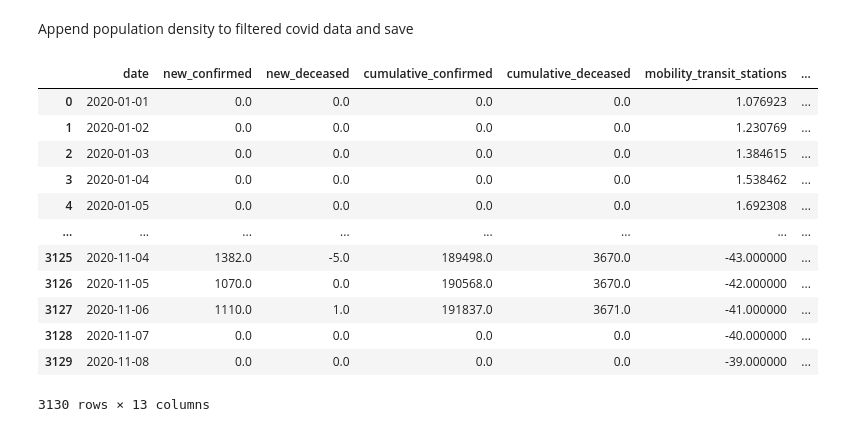
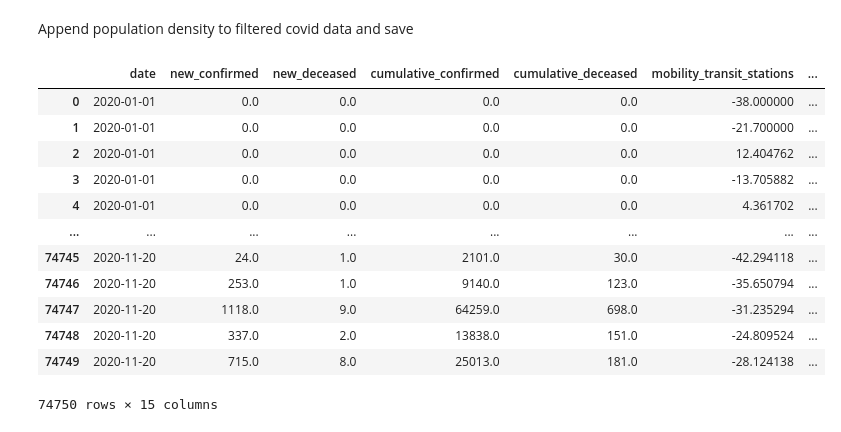
Before and after one commit to williamGlazer/ProjectX, a Jupyter notebook: notebooks/usa/usa_covid.ipynb, the cells around one changed output. Cells and saved outputs as stored; diff of their text form; code cells hidden in the pictures.

```diff
--- a/notebooks/usa/usa_covid.ipynb
+++ b/notebooks/usa/usa_covid.ipynb
@@ -116,0 +117,3 @@ memory usage: 138.6+ MB
+# %%
+df['County_ID'] = df['location_key'].apply(lambda x : x.split("_")[2])
+df['County_ID']
@@ -117,12 +153,18 @@ memory usage: 138.6+ MB
 # %%
 # grouped = df_filt.groupby(['location_key']).filter(lambda x : x['new_confirmed'].count() > 200)
-num=10
-top=df[df['new_confirmed']>25].groupby('location_key').agg({'date' : np.size}).sort_values('date',ascending=False)[0:num]
-df_filt = df[df['location_key'].isin(top.index)].fillna(0)
+#num=200
+#top=df[df['new_confirmed']>25].groupby('location_key').agg({'date' : np.size}).sort_values('date',ascending=False)[0:num]
+#df_filt = df[df['location_key'].isin(top.index)].fillna(0)
 
-majorcounties = df_filt.pivot(index="date",columns="location_key", values="cumulative_confirmed")
-majorcounties = majorcounties.drop(majorcounties.tail(2).index)
-majorcounties.columns = [codeToName(x) for x in majorcounties.columns]
+# Urban here means non-rural, defined by the Census Bureau as areas with less than 500 people per square mile or less than 2500 people
+# https://www.ers.usda.gov/topics/rural-economy-population/rural-classifications/what-is-rural/
+df_filt = df[df["TOTPOP_CY"]>2500]
+df_filt = df_filt[df_filt["POPDENS_CY"]>500]
+df_filt = df_filt[df_filt["date"] < "2020-11-21"] # Remove last 2 days
+df_filt = df_filt[df_filt.columns.drop(["TOTPOP_CY","POPDENS_CY"])] # We don't need these measures anymore
+df_filt
+# majorcounties = df_filt.pivot(index="date",columns="location_key", values="cumulative_confirmed")
+# majorcounties = majorcounties.drop(majorcounties.tail(2).index)
 
-majorcounties.plot(subplots=True,layout=(num//2,2),figsize=(10,num))
+# majorcounties.plot(subplots=True,layout=(num//2,2),figsize=(10,num))
 # %% [output]
@@ -183,12 +228,2 @@ memory usage: 440.2+ KB
 # %% [markdown]
 Append population density to filtered covid data and save
-# %%
-df_filt['County_ID'] = df_filt['location_key'].apply(lambda x : x.split("_")[2])
-df_filt['County_ID'] = pd.to_numeric(df_filt['County_ID'])
-
-path = Path("../../data/popdens")
-df = pd.read_csv(path / "0_50_n.csv")
-df = df[0:0]
-for x in path.iterdir():
-    df=pd.concat([df,pd.read_csv(x)],ignore_index=True)
-df['County_ID'] = pd.to_numeric(df['County_ID'])
@@ -198,22 +230,25 @@ df['County_ID'] = pd.to_numeric(df['County_ID'])
 # %%
-res = pd.merge(df_filt,df,how='left',on='County_ID')
-res = res.drop(labels=["location_key","State","County","Mesure"],axis='columns')
+res = df_filt[df_filt.columns.drop(["location_key"])]
+res = res.reset_index(drop=True)
 res = res.drop(labels=["rainfall_mm","snowfall_mm"], axis='columns')
-res = res.rename(columns={"County_ID" : "county_id", "Pop_density" : "pop_density"})
+res = res.rename(columns={"County_ID" : "county_id"})
 res = res.drop(["average_temperature_celsius", "minimum_temperature_celsius", "maximum_temperature_celsius"], axis=1)
-res.to_csv("../../data_processed/usa_top30_with_density")
+res = res.sort_values(by=["date","county_id"],ignore_index=True)
+res["smoothed_cumul"] = 0.0
+res["smoothed_d1"] = 0.0
+res["smoothed_d2"] = 0.0
 res
 # %% [output]
 |  | date | new_confirmed | new_deceased | cumulative_confirmed | cumulative_deceased | mobility_transit_stations | ... |
-| 0 | 2020-01-01 | 0.0 | 0.0 | 0.0 | 0.0 | 1.076923 | ... |
-| 1 | 2020-01-02 | 0.0 | 0.0 | 0.0 | 0.0 | 1.230769 | ... |
-| 2 | 2020-01-03 | 0.0 | 0.0 | 0.0 | 0.0 | 1.384615 | ... |
-| 3 | 2020-01-04 | 0.0 | 0.0 | 0.0 | 0.0 | 1.538462 | ... |
-| 4 | 2020-01-05 | 0.0 | 0.0 | 0.0 | 0.0 | 1.692308 | ... |
+| 0 | 2020-01-01 | 0.0 | 0.0 | 0.0 | 0.0 | -38.000000 | ... |
+| 1 | 2020-01-01 | 0.0 | 0.0 | 0.0 | 0.0 | -21.700000 | ... |
+| 2 | 2020-01-01 | 0.0 | 0.0 | 0.0 | 0.0 | 12.404762 | ... |
+| 3 | 2020-01-01 | 0.0 | 0.0 | 0.0 | 0.0 | -13.705882 | ... |
+| 4 | 2020-01-01 | 0.0 | 0.0 | 0.0 | 0.0 | 4.361702 | ... |
 | ... | ... | ... | ... | ... | ... | ... | ... |
-| 3125 | 2020-11-04 | 1382.0 | -5.0 | 189498.0 | 3670.0 | -43.000000 | ... |
-| 3126 | 2020-11-05 | 1070.0 | 0.0 | 190568.0 | 3670.0 | -42.000000 | ... |
-| 3127 | 2020-11-06 | 1110.0 | 1.0 | 191837.0 | 3671.0 | -41.000000 | ... |
-| 3128 | 2020-11-07 | 0.0 | 0.0 | 0.0 | 0.0 | -40.000000 | ... |
-| 3129 | 2020-11-08 | 0.0 | 0.0 | 0.0 | 0.0 | -39.000000 | ... |
+| 74745 | 2020-11-20 | 24.0 | 1.0 | 2101.0 | 30.0 | -42.294118 | ... |
+| 74746 | 2020-11-20 | 253.0 | 1.0 | 9140.0 | 123.0 | -35.650794 | ... |
+| 74747 | 2020-11-20 | 1118.0 | 9.0 | 64259.0 | 698.0 | -31.235294 | ... |
+| 74748 | 2020-11-20 | 337.0 | 2.0 | 13838.0 | 151.0 | -24.809524 | ... |
+| 74749 | 2020-11-20 | 715.0 | 8.0 | 25013.0 | 181.0 | -28.124138 | ... |
-3130 rows × 13 columns
+74750 rows × 15 columns
```
Also changed, not shown: parts of 17 cells of this notebook, 4 other files.
